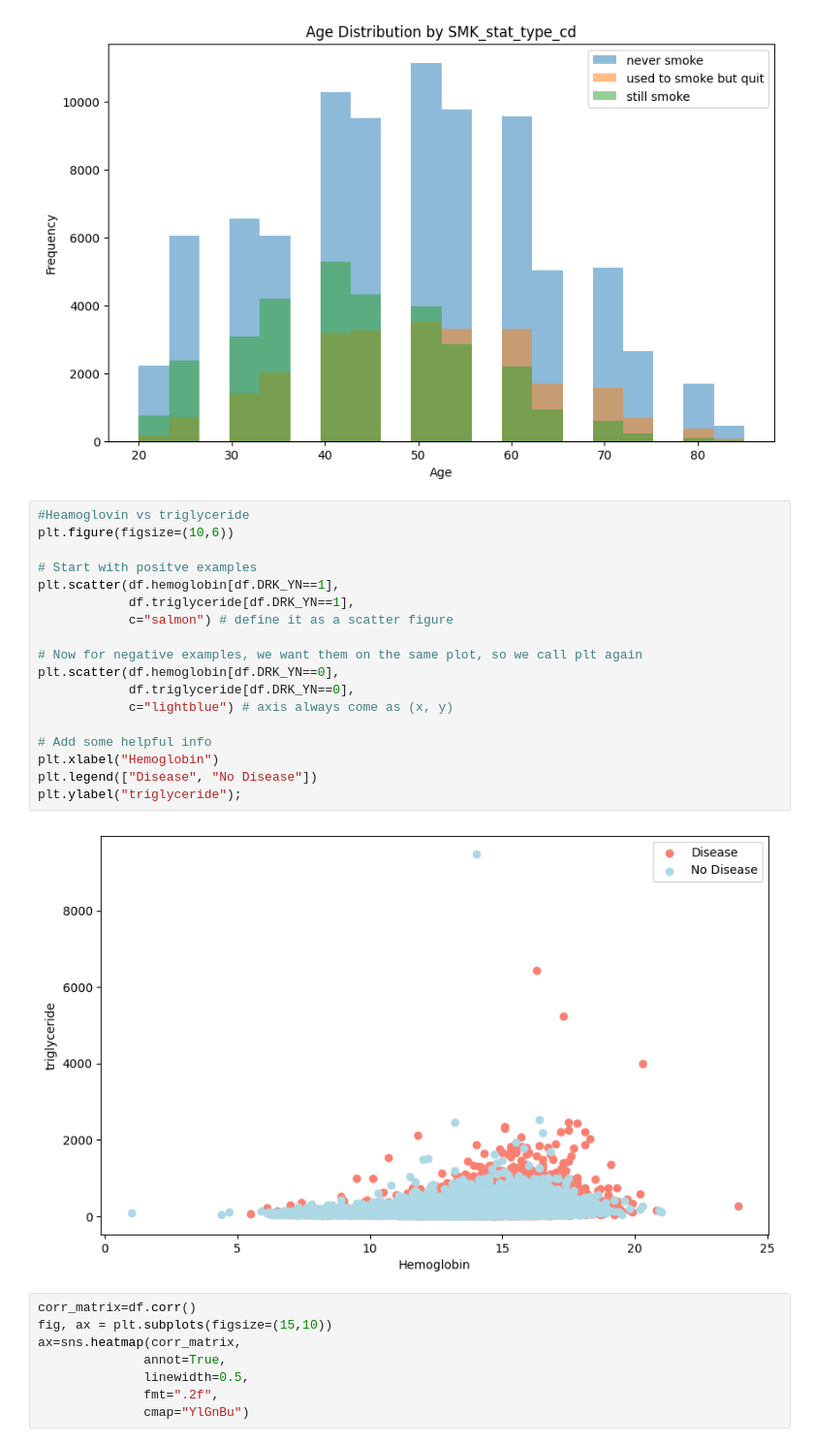
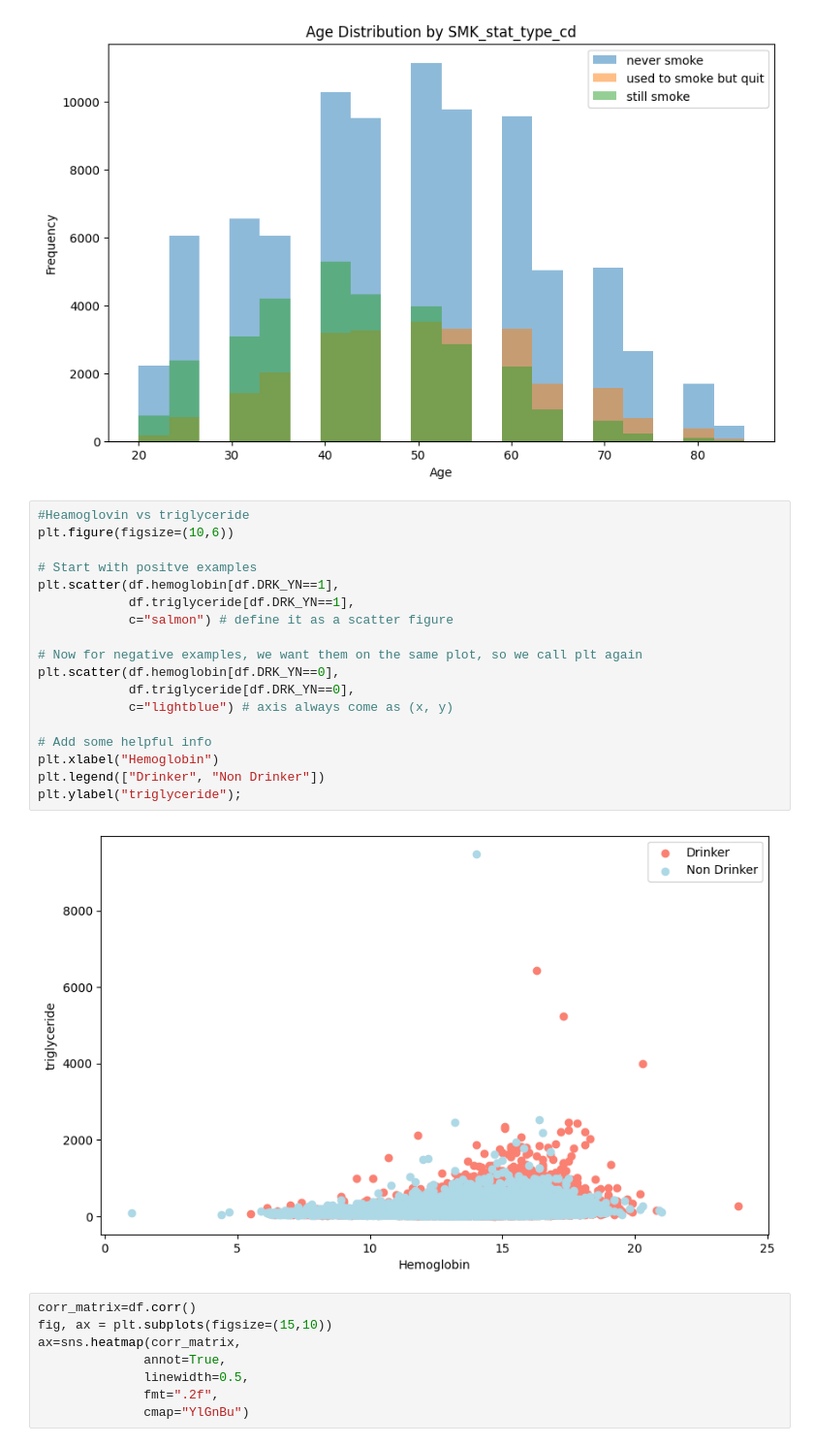
Before and after one commit to 202218031/DM_Project_2, a Jupyter notebook: DM_CP02_EDA_202218057.ipynb, the cells around one changed output. Shown at 97% size. Drawn from its saved outputs; the diff is of its cells as text.

```diff
--- a/DM_CP02_EDA_202218057.ipynb
+++ b/DM_CP02_EDA_202218057.ipynb
@@ -174,23 +174,23 @@ plt.show()
 # %%
 #Heamoglovin vs triglyceride
 plt.figure(figsize=(10,6))
 
 # Start with positve examples
 plt.scatter(df.hemoglobin[df.DRK_YN==1],
             df.triglyceride[df.DRK_YN==1],
             c="salmon") # define it as a scatter figure
 
 # Now for negative examples, we want them on the same plot, so we call plt again
 plt.scatter(df.hemoglobin[df.DRK_YN==0],
             df.triglyceride[df.DRK_YN==0],
             c="lightblue") # axis always come as (x, y)
 
 # Add some helpful info
 plt.xlabel("Hemoglobin")
-plt.legend(["Disease", "No Disease"])
+plt.legend(["Drinker", "Non Drinker"])
 plt.ylabel("triglyceride");
 # %% [output]
-[figure, old version]
+[figure, new version]
 # %%
 corr_matrix=df.corr()
 fig, ax = plt.subplots(figsize=(15,10))
```
